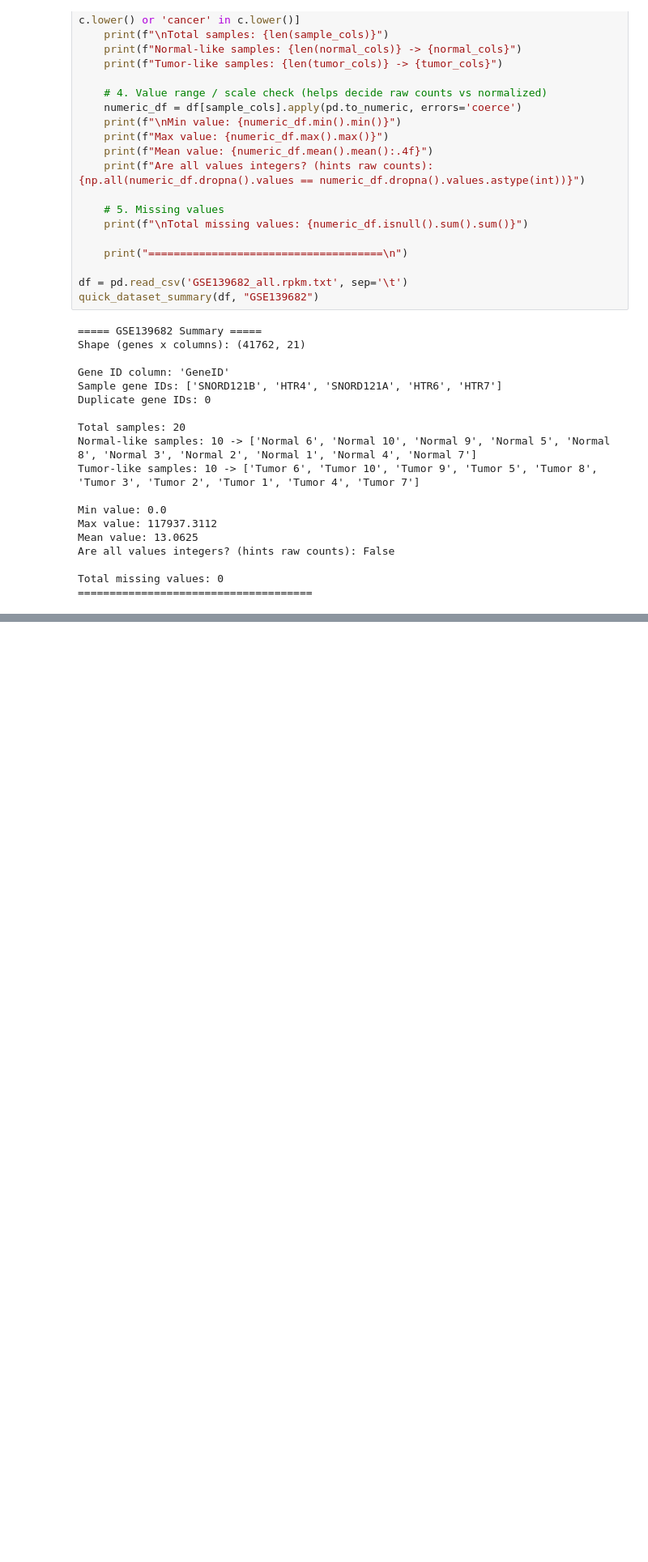
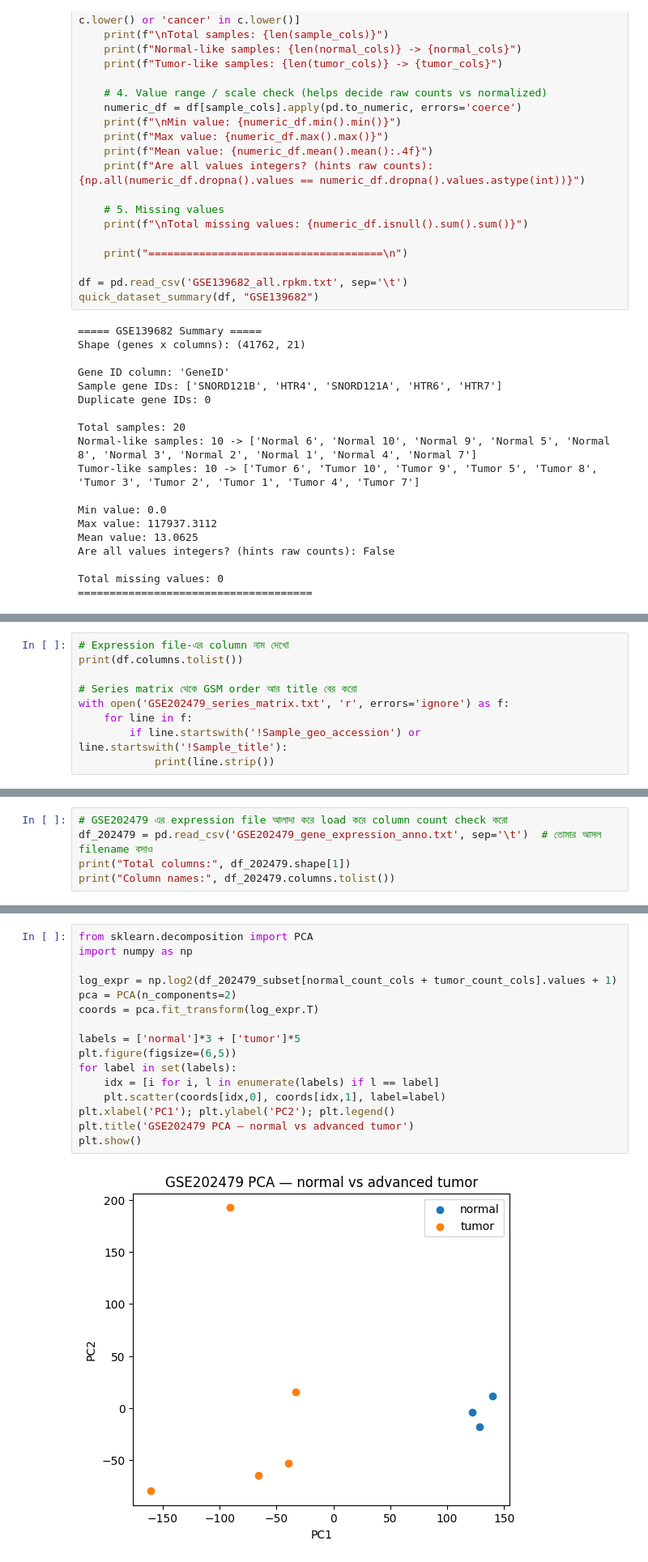
Before and after one commit to DhimanTarafdar/gallbladder_cancer_research, a Jupyter notebook: Gallbladder_Cancer_Research.ipynb, the cells around one changed output, grey strips where cells are left out. Shown at 81% size. Saved outputs shown, nothing was run; the diff lists cells and outputs as text; blank space fills up the shorter version.

```diff
--- a/Gallbladder_Cancer_Research.ipynb
+++ b/Gallbladder_Cancer_Research.ipynb
@@ -193,0 +348,9 @@ Total missing values: 0
+# %%
+# Expression file-এর column নাম দেখো
+print(df.columns.tolist())
+
+# Series matrix থেকে GSM order আর title বের করো
+with open('GSE202479_series_matrix.txt', 'r', errors='ignore') as f:
+    for line in f:
+        if line.startswith('!Sample_geo_accession') or line.startswith('!Sample_title'):
+            print(line.strip())
@@ -193,0 +458,5 @@ Total missing values: 0
+# %%
+# GSE202479 এর expression file আলাদা করে load করে column count check করো
+df_202479 = pd.read_csv('GSE202479_gene_expression_anno.txt', sep='\t')  # তোমার আসল filename বসাও
+print("Total columns:", df_202479.shape[1])
+print("Column names:", df_202479.columns.tolist())
@@ -193,0 +850,18 @@ Total missing values: 0
+# %%
+from sklearn.decomposition import PCA
+import numpy as np
+
+log_expr = np.log2(df_202479_subset[normal_count_cols + tumor_count_cols].values + 1)
+pca = PCA(n_components=2)
+coords = pca.fit_transform(log_expr.T)
+
+labels = ['normal']*3 + ['tumor']*5
+plt.figure(figsize=(6,5))
+for label in set(labels):
+    idx = [i for i, l in enumerate(labels) if l == label]
+    plt.scatter(coords[idx,0], coords[idx,1], label=label)
+plt.xlabel('PC1'); plt.ylabel('PC2'); plt.legend()
+plt.title('GSE202479 PCA — normal vs advanced tumor')
+plt.show()
+# %% [output]
+[figure, added]
```
Also changed, not shown: parts of 23 cells of this notebook.
